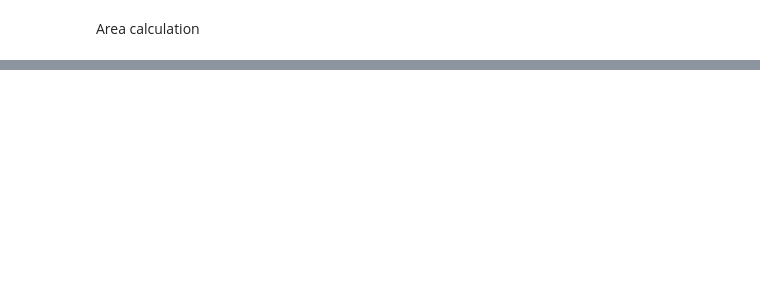
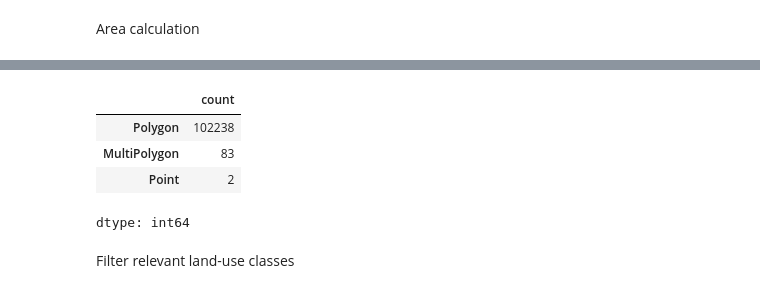
Before and after one commit to piaseckazaneta/Python, a Jupyter notebook: Python_Day1.ipynb, the cells around one changed output, grey strips where cells are left out. Drawn from its saved outputs; the diff is of its cells as text; code cells hidden in the pictures; blank space fills up the shorter version.

```diff
--- a/Python_Day1.ipynb
+++ b/Python_Day1.ipynb
@@ -883,0 +908,10 @@ relation 5126911           retail      NaN
+# %%
+osm_landuse.geometry.type.value_counts()
+# %% [output]
+|  | count |
+| Polygon | 102238 |
+| MultiPolygon | 83 |
+| Point | 2 |
+dtype: int64
+# %% [markdown]
+Filter relevant land-use classes
```
Also changed, not shown: parts of 21 cells of this notebook.
